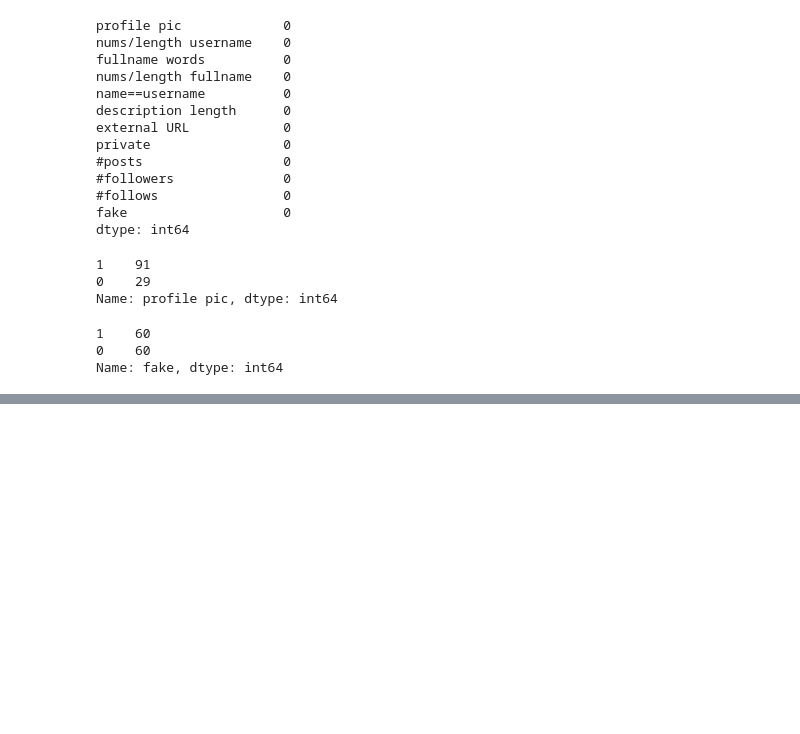
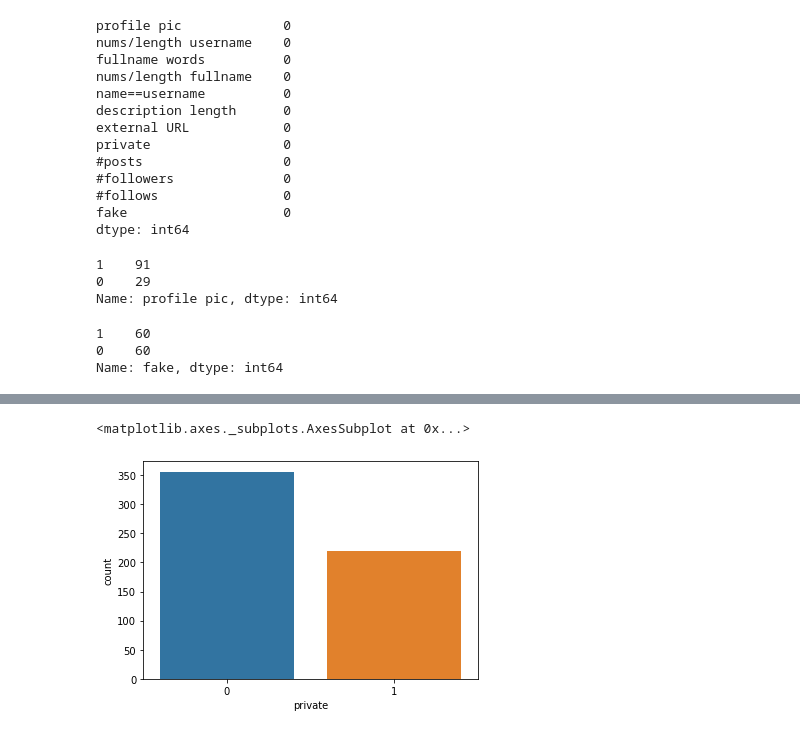
Before and after one commit to aly-cb/fake-instagram-account-detector, a Jupyter notebook: Fake Instagram Detection Using ANN.ipynb, the cells around one changed output, grey strips where cells are left out. Drawn from its saved outputs; the diff is of its cells as text; code cells hidden in the pictures; blank space fills up the shorter version.

```diff
--- a/Fake Instagram Detection Using ANN.ipynb
+++ b/Fake Instagram Detection Using ANN.ipynb
@@ -254,0 +261,6 @@ Name: fake, dtype: int64
+# %%
+# Visualize the private column data
+sns.countplot(instagram_df_train['private'])
+# %% [output]
+<matplotlib.axes._subplots.AxesSubplot at 0x...>
+[figure, added]
```
Also changed, not shown: parts of 8 cells of this notebook.
